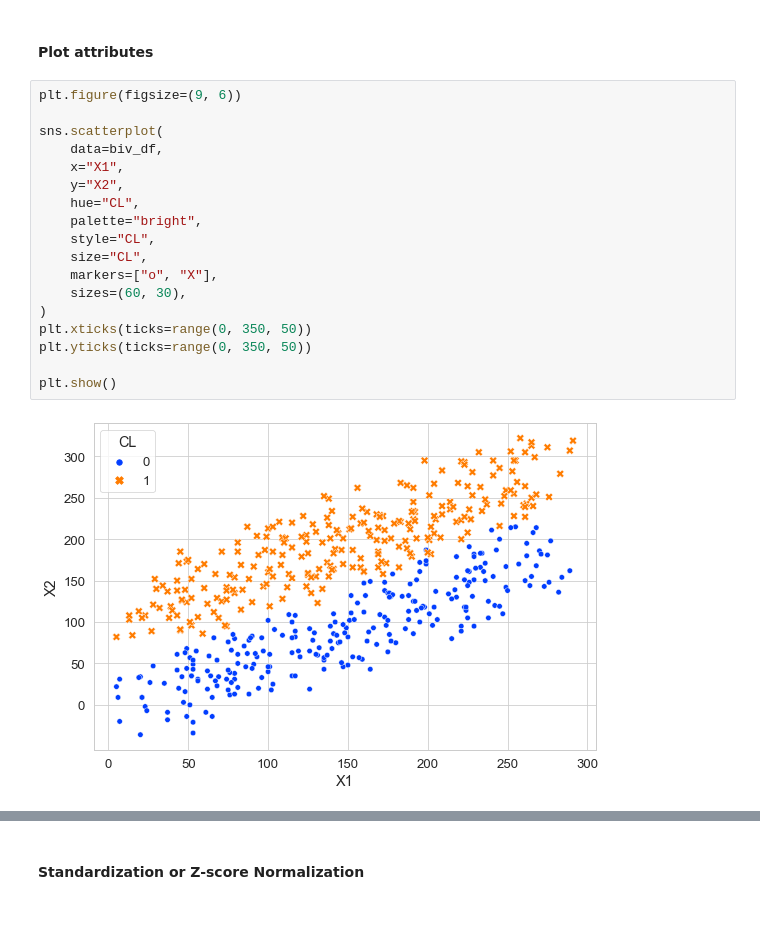
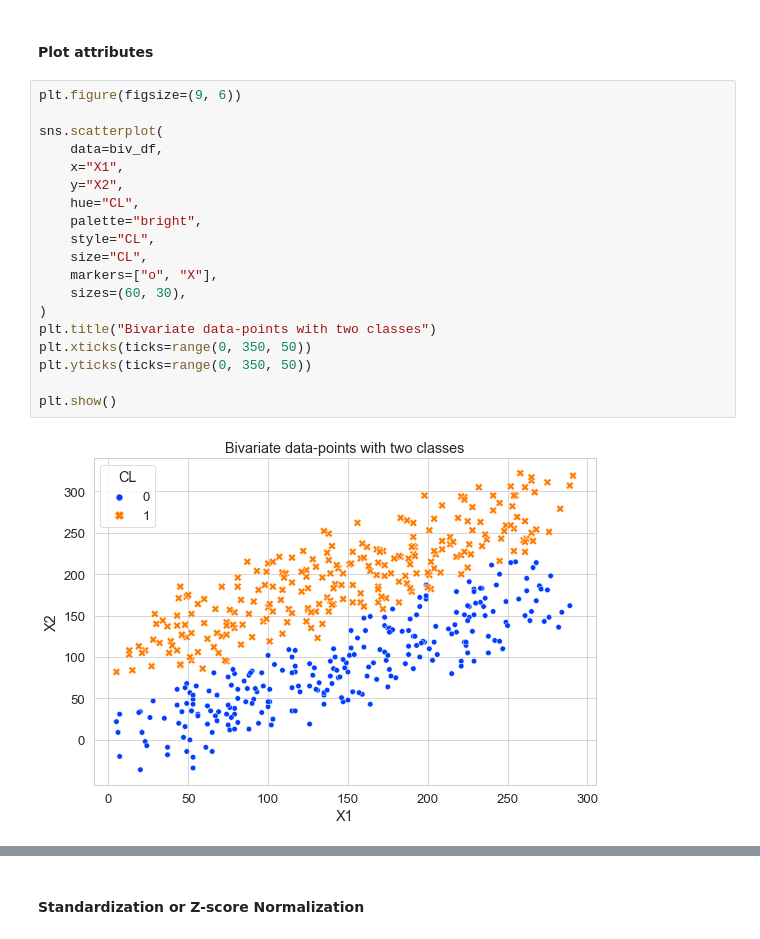
Before and after one commit to DheemanthBhat/ML-Concepts, a Jupyter notebook: 5. Logistic Regression/3. Logistic Regression.ipynb, the cells around one changed output, grey strips where cells are left out. Cells and saved outputs as stored; diff of their text form.

```diff
--- a/5. Logistic Regression/3. Logistic Regression.ipynb
+++ b/5. Logistic Regression/3. Logistic Regression.ipynb
@@ -169,22 +184,23 @@ dtype: int64
 # %%
 plt.figure(figsize=(9, 6))
 
 sns.scatterplot(
     data=biv_df,
     x="X1",
     y="X2",
     hue="CL",
     palette="bright",
     style="CL",
     size="CL",
     markers=["o", "X"],
     sizes=(60, 30),
 )
+plt.title("Bivariate data-points with two classes")
 plt.xticks(ticks=range(0, 350, 50))
 plt.yticks(ticks=range(0, 350, 50))
 
 plt.show()
 # %% [output]
-[figure, old version]
+[figure, new version]
 [interactive output not drawn]
 # %% [markdown]
```
Also changed, not shown: parts of 12 cells of this notebook, 2 other files.
